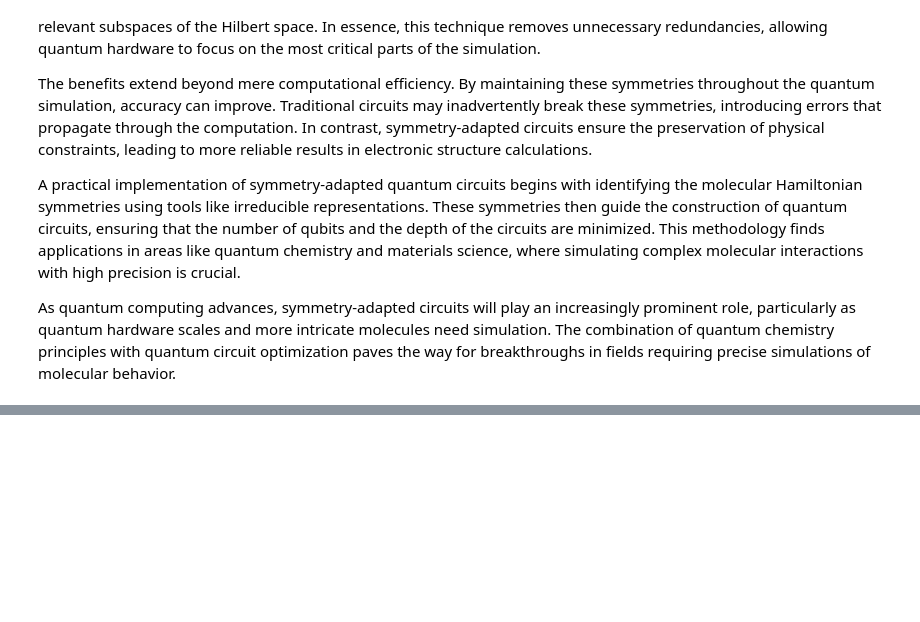
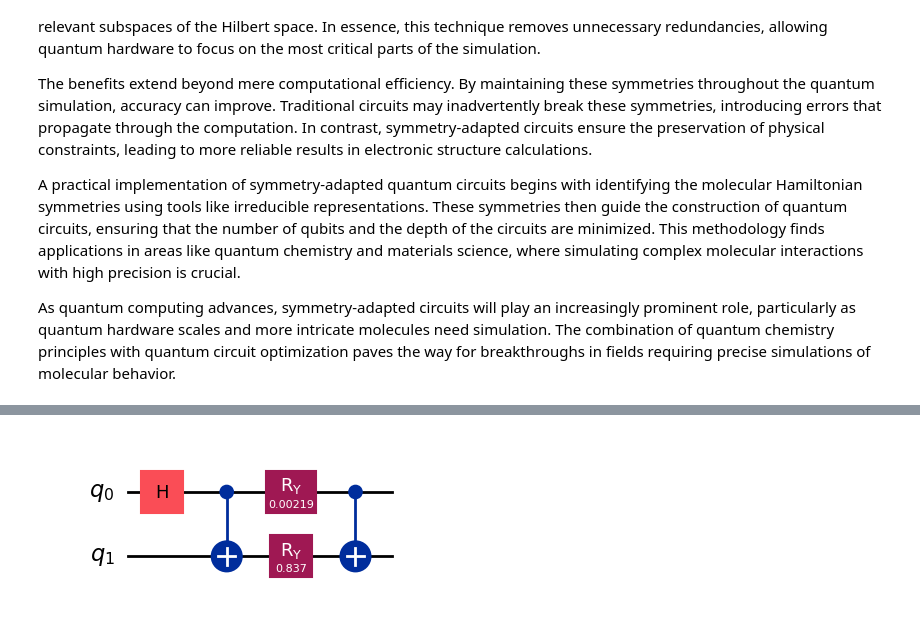
Before and after one commit to BrianOtieno/quantum-computing, a Jupyter notebook: 0065-quantum-chemistry-simulation-symmetry-adapted-circuit.ipynb, the cells around one changed output, grey strips where cells are left out. Saved outputs shown, nothing was run; the diff lists cells and outputs as text; code cells hidden in the pictures; blank space fills up the shorter version.

Commit message:
simulation for symmetry adapted circuits

```diff
--- a/0065-quantum-chemistry-simulation-symmetry-adapted-circuit.ipynb
+++ b/0065-quantum-chemistry-simulation-symmetry-adapted-circuit.ipynb
@@ -119 +119,96 @@ plt.show()
 QiskitError: 'No statevector for experiment "None"'
+# %%
+import numpy as np
+from qiskit import QuantumCircuit, transpile, assemble
+from qiskit.quantum_info import SparsePauliOp
+from qiskit_aer import AerSimulator
+from qiskit_algorithms import VQE
+from qiskit.circuit.library import EfficientSU2
+from qiskit.primitives import Estimator
+from qiskit.visualization import plot_histogram, plot_bloch_multivector, plot_state_qsphere, plot_state_city, plot_state_hinton
+from qiskit.quantum_info import Statevector, partial_trace
+from qiskit_algorithms.optimizers import COBYLA
+import matplotlib.pyplot as plt
+
+%matplotlib inline
+
+# Define the symmetry-adapted Hamiltonian
+h_pauli_terms = {
+    "II": -1.052373245772859,
+    "IZ": 0.39793742484318045,
+    "ZI": -0.39793742484318045,
+    "ZZ": -0.01128010425623538,
+    "XX": 0.18093119978423156,
+}
+
+# Create the Hamiltonian as a SparsePauliOp
+pauli_op_list = [(pauli_str, coef) for pauli_str, coef in h_pauli_terms.items()]
+hamiltonian = SparsePauliOp.from_list(pauli_op_list)
+
+# Define a symmetry-adapted quantum circuit (2-qubit system)
+def create_symmetry_adapted_circuit(num_qubits, params):
+    qc = QuantumCircuit(num_qubits)
+
+    # Symmetry-adapted initial state
+    qc.h(0)
+    qc.cx(0, 1)
+
+    # Apply parameterized gates
+    qc.ry(params[0], 0)
+    qc.ry(params[1], 1)
+
+    # Entangling gates
+    qc.cx(0, 1)
+
+    return qc
+
+# Define parameters for the circuit
+params = np.random.random(2)
+
+# Generate the symmetry-adapted quantum circuit
+symmetry_circuit = create_symmetry_adapted_circuit(2, params)
+
+# Visualize the symmetry-adapted quantum circuit
+symmetry_circuit.draw('mpl')
+plt.show()
+
+# VQE for electronic structure problem (without measurement for statevector)
+estimator = Estimator()  # Create an estimator object
+ansatz = EfficientSU2(num_qubits=2, entanglement='linear')  # Define the ansatz circuit
+
+# Define an optimizer with max iterations
+optimizer = COBYLA(maxiter=100)
+
+vqe = VQE(estimator=estimator, ansatz=ansatz, optimizer=optimizer)
+
+# Run VQE using AerSimulator (set method to 'statevector' for state retrieval)
+simulator = AerSimulator(method='statevector')  # Set the simulator method to 'statevector'
+symmetry_circuit = transpile(symmetry_circuit, simulator)  # Transpile for the simulator
+
+# Run the simulation to get the statevector
+job = simulator.run(symmetry_circuit)
+result = job.result()
+
+# Get the statevector
+state = result.get_statevector()
+print(state)
+
+# Plot visualizations using the statevector (before measurement)
+plot_bloch_multivector(state)
+plt.show()
+plot_state_qsphere(state)
+plt.show()
+plot_state_city(state)
+plt.show()
+
+# Partial trace for one qubit's density matrix
+rho = partial_trace(state, [1])
+plot_state_hinton(rho)
+plt.show()
+
+# Separate run for circuit with measurement (measurement collapses statevector)
+# Create a new circuit for measurement (avoid modifying the original circuit)
+measured_circuit = create_symmetry_adapted_circuit(2, params)
+measured_circuit.measure_all()  # Add measurement to all
+# %% [output]
+[figure, added]
```
Also changed, not shown: parts of 3 cells of this notebook.
